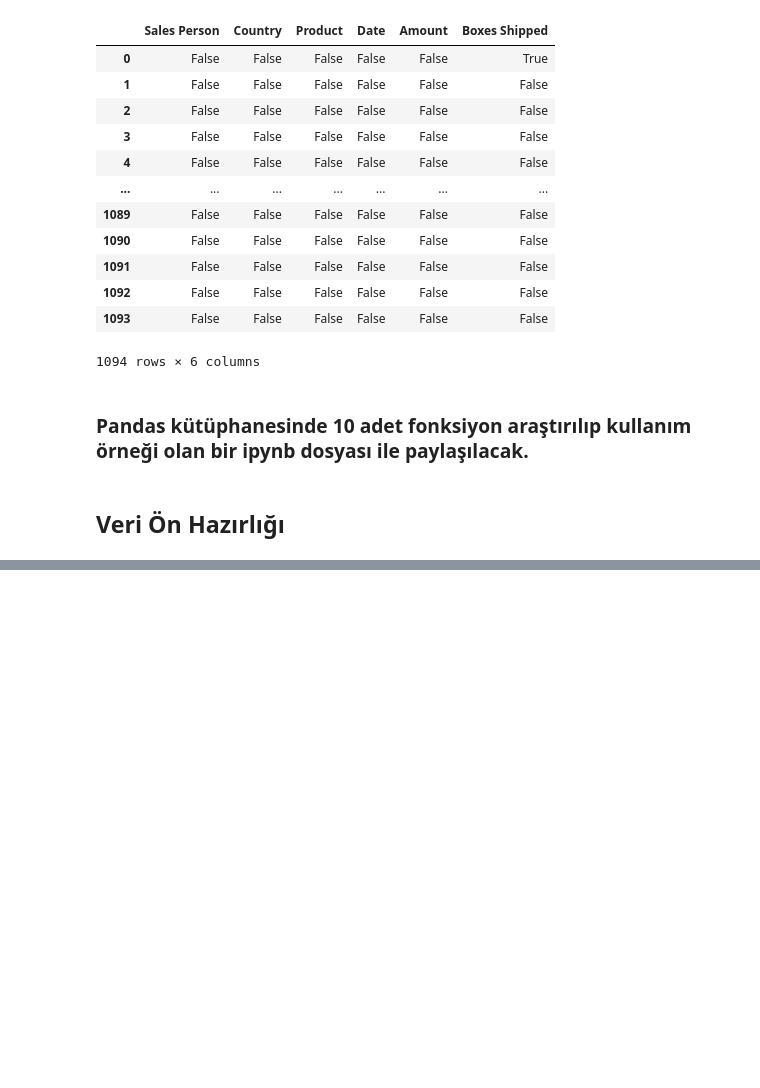
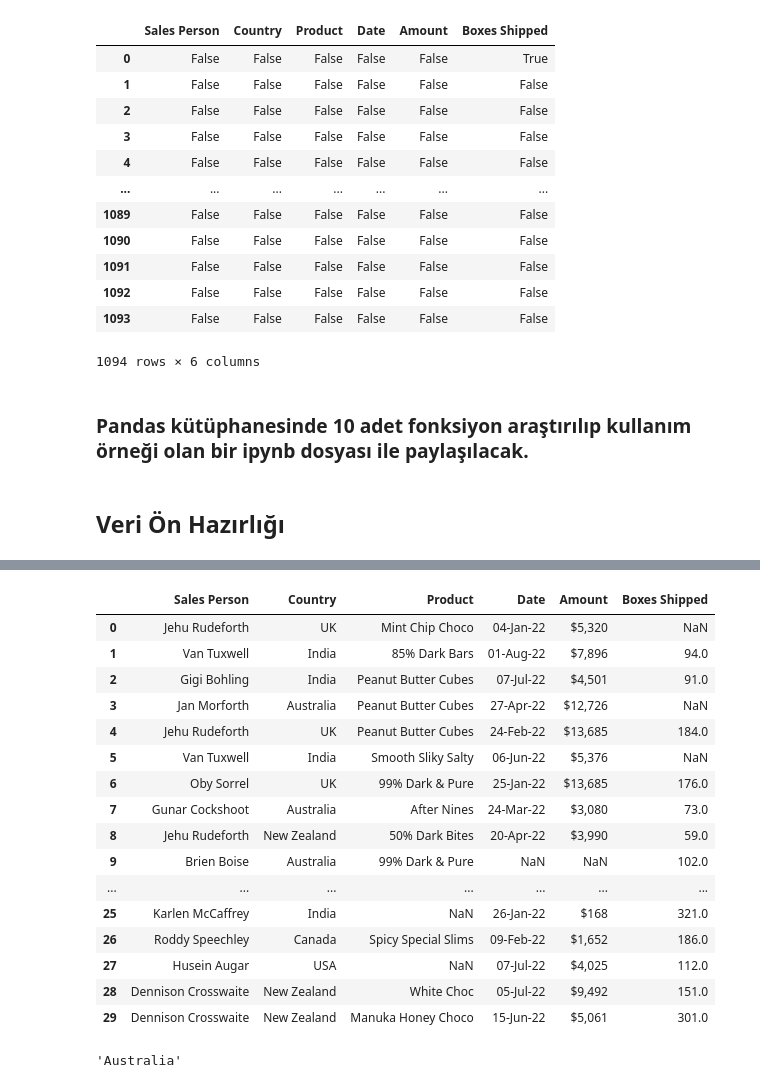
Before and after one commit to halitkalayci/acunmedya-akademi-python-a-conda, a Jupyter notebook: pandas-example.ipynb, the cells around one changed output, grey strips where cells are left out. Cells and saved outputs as stored; diff of their text form; code cells hidden in the pictures; blank space fills up the shorter version.

```diff
--- a/pandas-example.ipynb
+++ b/pandas-example.ipynb
@@ -196 +196,25 @@ Boxes Shipped    1
 dtype: int64
+# %%
+df3.head(30)
+# %% [output]
+|  | Sales Person | Country | Product | Date | Amount | Boxes Shipped |
+| 0 | Jehu Rudeforth | UK | Mint Chip Choco | 04-Jan-22 | $5,320 | NaN |
+| 1 | Van Tuxwell | India | 85% Dark Bars | 01-Aug-22 | $7,896 | 94.0 |
+| 2 | Gigi Bohling | India | Peanut Butter Cubes | 07-Jul-22 | $4,501 | 91.0 |
+| 3 | Jan Morforth | Australia | Peanut Butter Cubes | 27-Apr-22 | $12,726 | NaN |
+| 4 | Jehu Rudeforth | UK | Peanut Butter Cubes | 24-Feb-22 | $13,685 | 184.0 |
+| 5 | Van Tuxwell | India | Smooth Sliky Salty | 06-Jun-22 | $5,376 | NaN |
+| 6 | Oby Sorrel | UK | 99% Dark & Pure | 25-Jan-22 | $13,685 | 176.0 |
+| 7 | Gunar Cockshoot | Australia | After Nines | 24-Mar-22 | $3,080 | 73.0 |
+| 8 | Jehu Rudeforth | New Zealand | 50% Dark Bites | 20-Apr-22 | $3,990 | 59.0 |
+| 9 | Brien Boise | Australia | 99% Dark & Pure | NaN | NaN | 102.0 |
+| ... | ... | ... | ... | ... | ... | ... |
+| 25 | Karlen McCaffrey | India | NaN | 26-Jan-22 | $168 | 321.0 |
+| 26 | Roddy Speechley | Canada | Spicy Special Slims | 09-Feb-22 | $1,652 | 186.0 |
+| 27 | Husein Augar | USA | NaN | 07-Jul-22 | $4,025 | 112.0 |
+| 28 | Dennison Crosswaite | New Zealand | White Choc | 05-Jul-22 | $9,492 | 151.0 |
+| 29 | Dennison Crosswaite | New Zealand | Manuka Honey Choco | 15-Jun-22 | $5,061 | 301.0 |
+# %%
+df3["Country"].mode()[0]
+# %% [output]
+'Australia'
```
Also changed, not shown: parts of 10 cells of this notebook, 1 other file.
